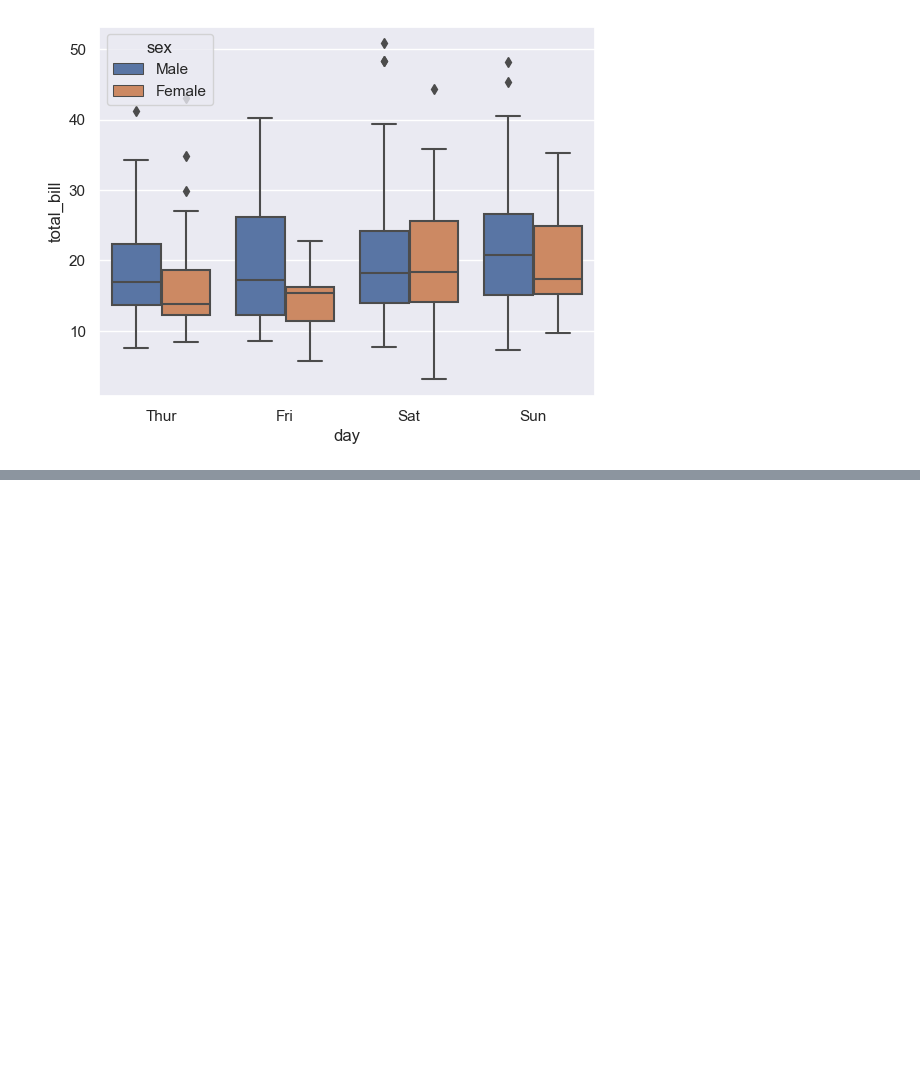
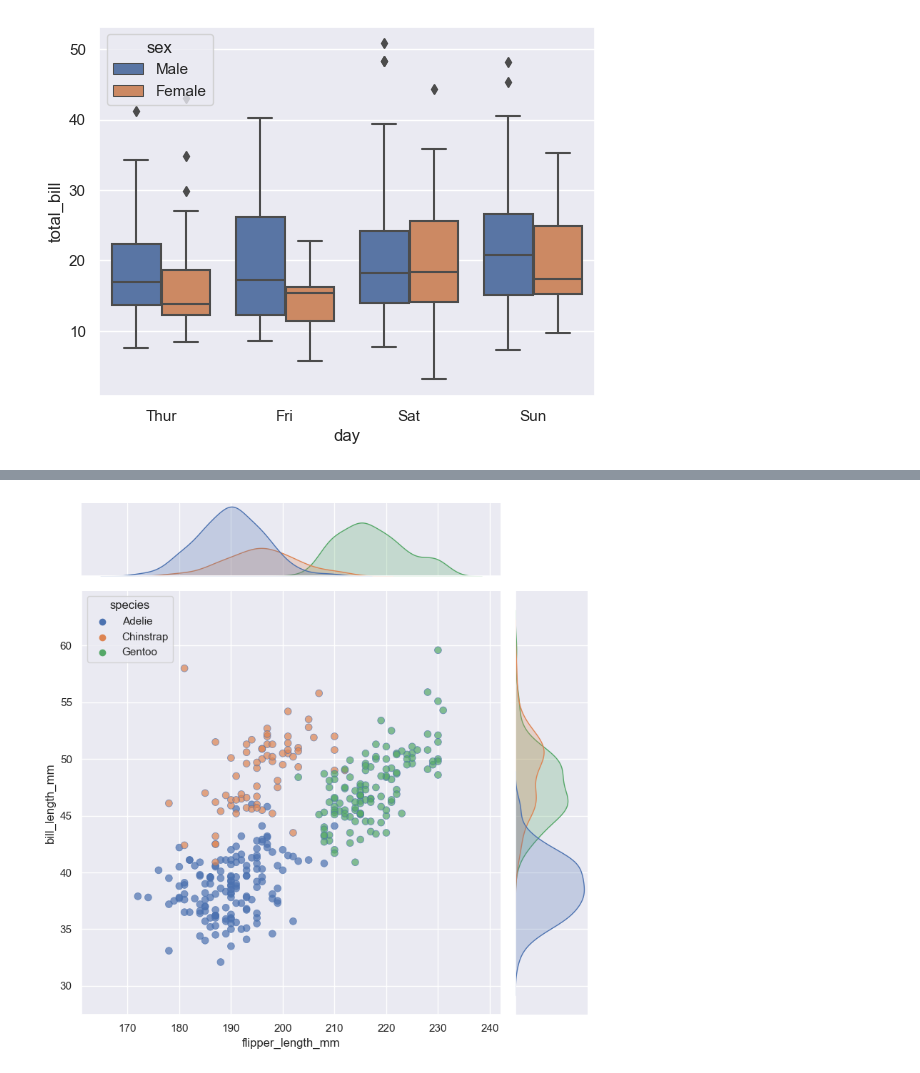
Before and after one commit to Zeann3th/_Data_Science_, a Jupyter notebook: [Data_Science] - Learning_Seaborn.ipynb, the cells around one changed output, grey strips where cells are left out. Saved outputs shown, nothing was run; the diff lists cells and outputs as text; code cells hidden in the pictures; blank space fills up the shorter version.

```diff
--- a/[Data_Science] - Learning_Seaborn.ipynb
+++ b/[Data_Science] - Learning_Seaborn.ipynb
@@ -120,0 +145,4 @@ sns.boxplot(data = tips_df, x ="day", y = "total_bill", hue = "sex");
+# %%
+# Load Dataset
+penguins_df = sns.load_dataset("penguins")
+penguins_df.head()
@@ -120,0 +156,4 @@ sns.boxplot(data = tips_df, x ="day", y = "total_bill", hue = "sex");
+# %%
+sns.jointplot(data=penguins_df, x='flipper_length_mm', y='bill_length_mm', hue="species", s=50, edgecolor="b", alpha=0.7, height=8);
+# %% [output]
+[figure, added]
```
Also changed, not shown: parts of 22 cells of this notebook.
